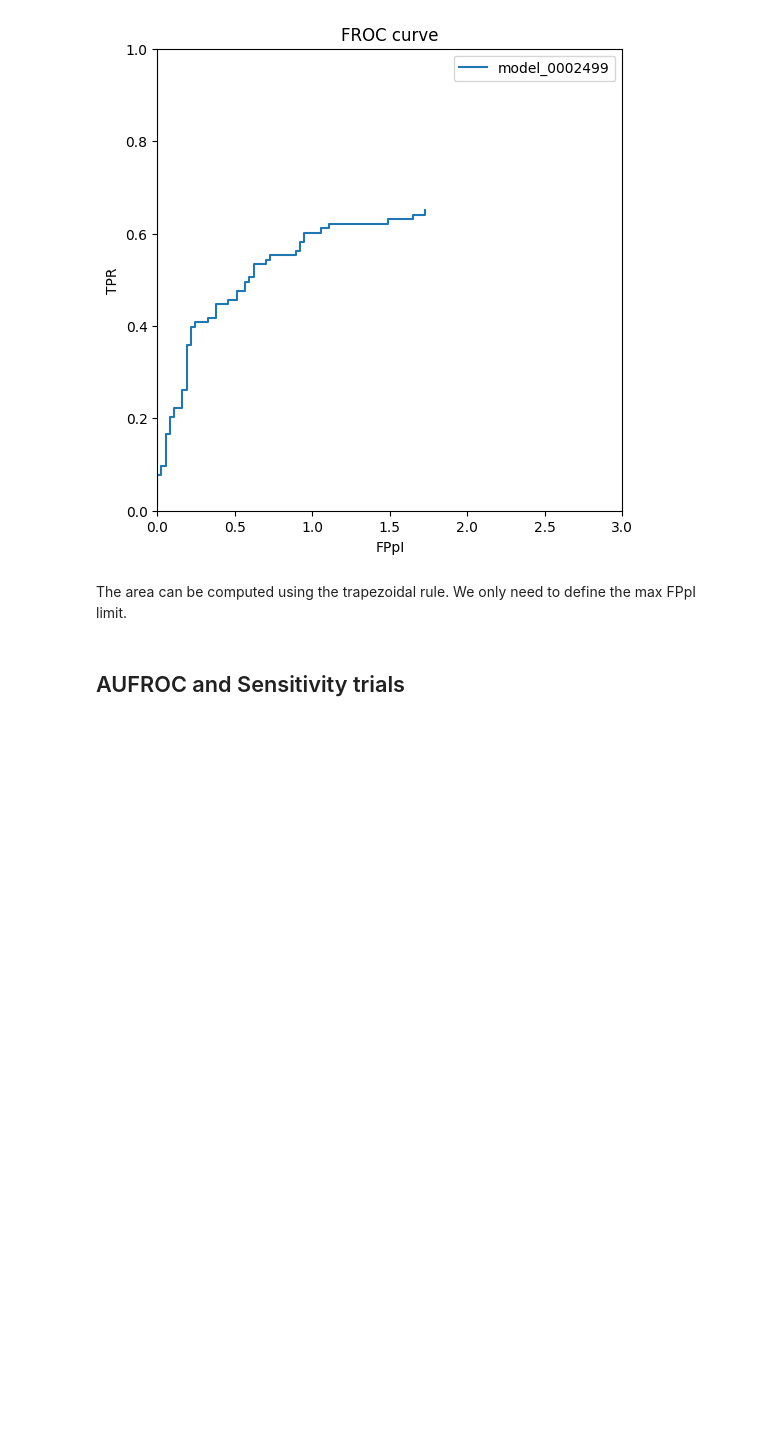
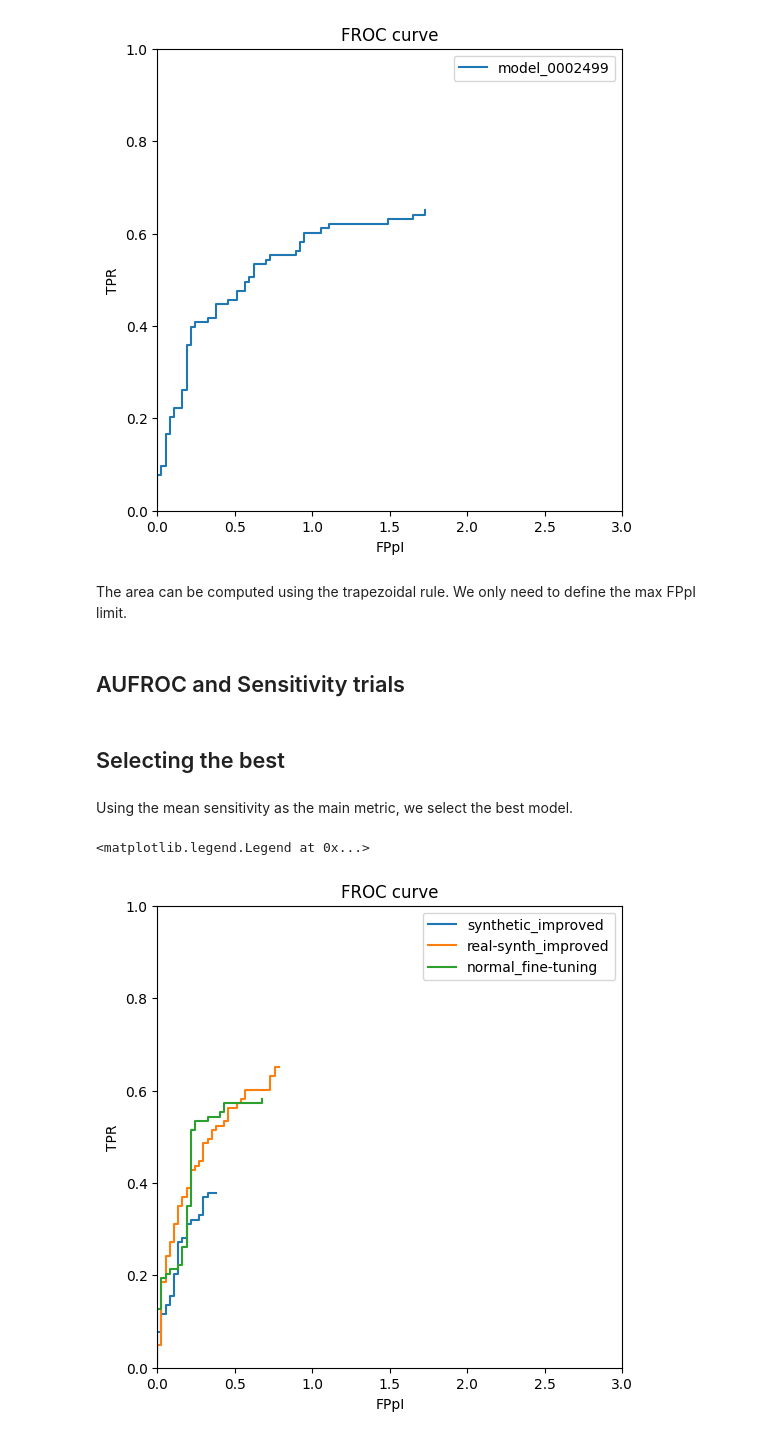
Before and after one commit to Likalto4/CEM-Detect, a Jupyter notebook: detection/evaluation/validation/best_model_selection.ipynb, the cells around one changed output. Drawn from its saved outputs; the diff is of its cells as text; code cells hidden in the pictures; blank space fills up the shorter version.

Commit message:
best models selected

```diff
--- a/detection/evaluation/validation/best_model_selection.ipynb
+++ b/detection/evaluation/validation/best_model_selection.ipynb
@@ -190,3 +190,57 @@ for csv_path in csv_files:
 # save
 AUFROC_df.to_csv(AUFROC_dir / f'{FROC_info_dir.name}.csv', index=False)
 Sen_mean_df.to_csv(Sen_mean_dir / f'{FROC_info_dir.name}.csv', index=False)
+# %% [markdown]
+## Selecting the best
+# %% [markdown]
+Using the mean sensitivity as the main metric, we select the best model.
+# %%
+split_name = 'split_1'
+sensitivity_dir = repo_path / f'detection/evaluation/data/validation/{split_name}/sensitivity'
+# save the best models
+best_model_saving = repo_path / f'detection/evaluation/data/validation' / f'{split_name}' / 'best_models'
+best_model_saving.mkdir(parents=True, exist_ok=True)
+# select the best model among all possible type
+
+csv_files = list(sensitivity_dir.rglob('*.csv'))
+best_models_sensitivity = None
+for csv_path in csv_files:
+    model_type = csv_path.stem
+    sensitivity_df = pd.read_csv(csv_path)
+    sensitivity_df = sensitivity_df.sort_values(by='sensitivity_mean', ascending=False)
+    top_model = sensitivity_df.iloc[0]
+    # save as dataframe
+    top_model_df = pd.DataFrame(
+        {'model_type': [model_type],
+         'model_name': [top_model['model_name']],
+         'sensitivity_mean': [top_model['sensitivity_mean']]})
+    best_models_sensitivity = pd.concat([best_models_sensitivity, top_model_df], ignore_index=True)
+
+# save best models
+best_models_sensitivity.to_csv(best_model_saving / 'best_models_sensitivity.csv', index=False)
+
+# show the best models curves
+### editable
+FPpI_limit = 3
+###
+
+
+split_dir = repo_path / f'detection/evaluation/data/validation/{split_name}'
+
+fig, ax = plt.subplots(figsize=(6,6))
+ax.set_xlabel('FPpI')
+ax.set_ylabel('TPR')
+ax.set_title('FROC curve')
+# set TPR limits
+ax.set_ylim(0,1)
+ax.set_xlim(0,FPpI_limit)
+
+for i, row in best_models_sensitivity.iterrows():
+    csv_path = split_dir / row['model_type'] / f'{row["model_name"]}.csv'
+    model_type = row['model_type']
+    froc_info = pd.read_csv(csv_path)
+    ax.plot(froc_info['FPpI'], froc_info['TPR'], marker='', label=f'{model_type}', linestyle='-', linewidth=1.5)
+ax.legend()
+# %% [output]
+<matplotlib.legend.Legend at 0x...>
+[figure, added]
```
Also changed, not shown: 1 other file.
